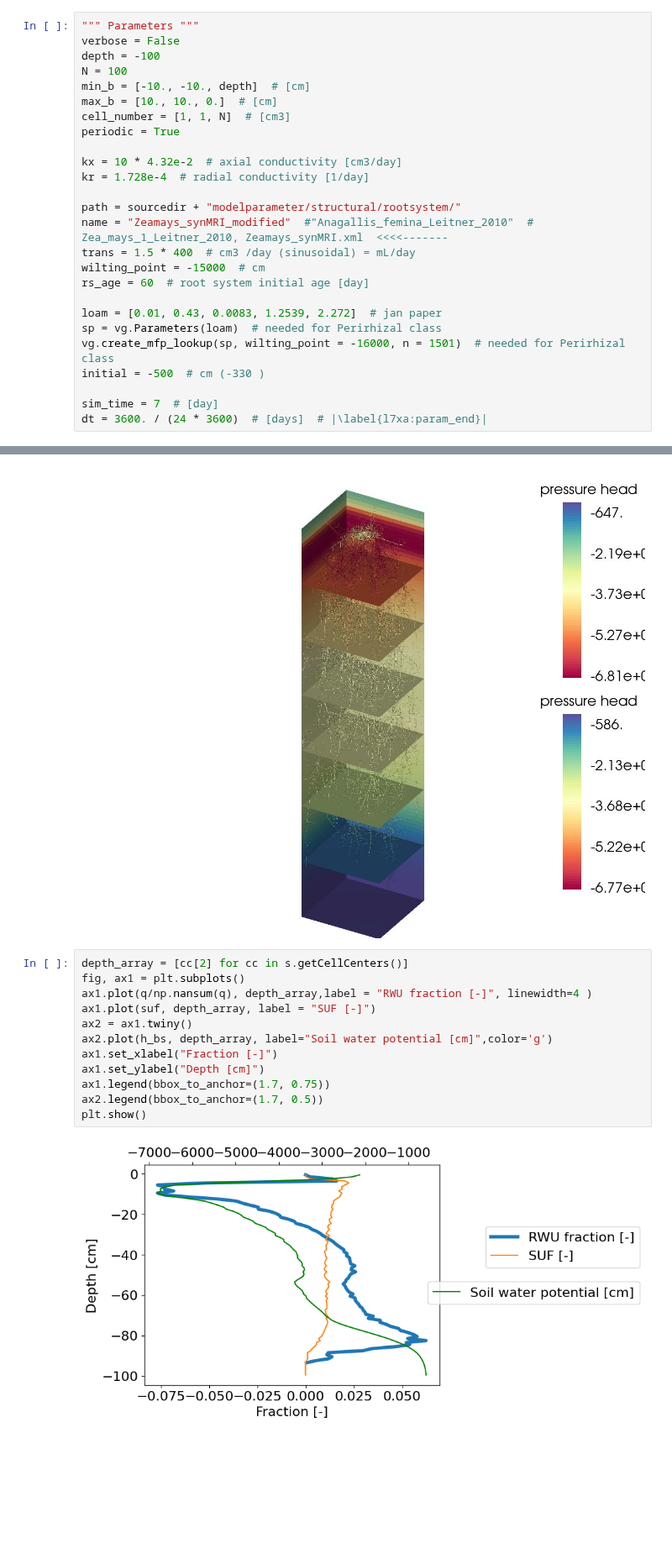
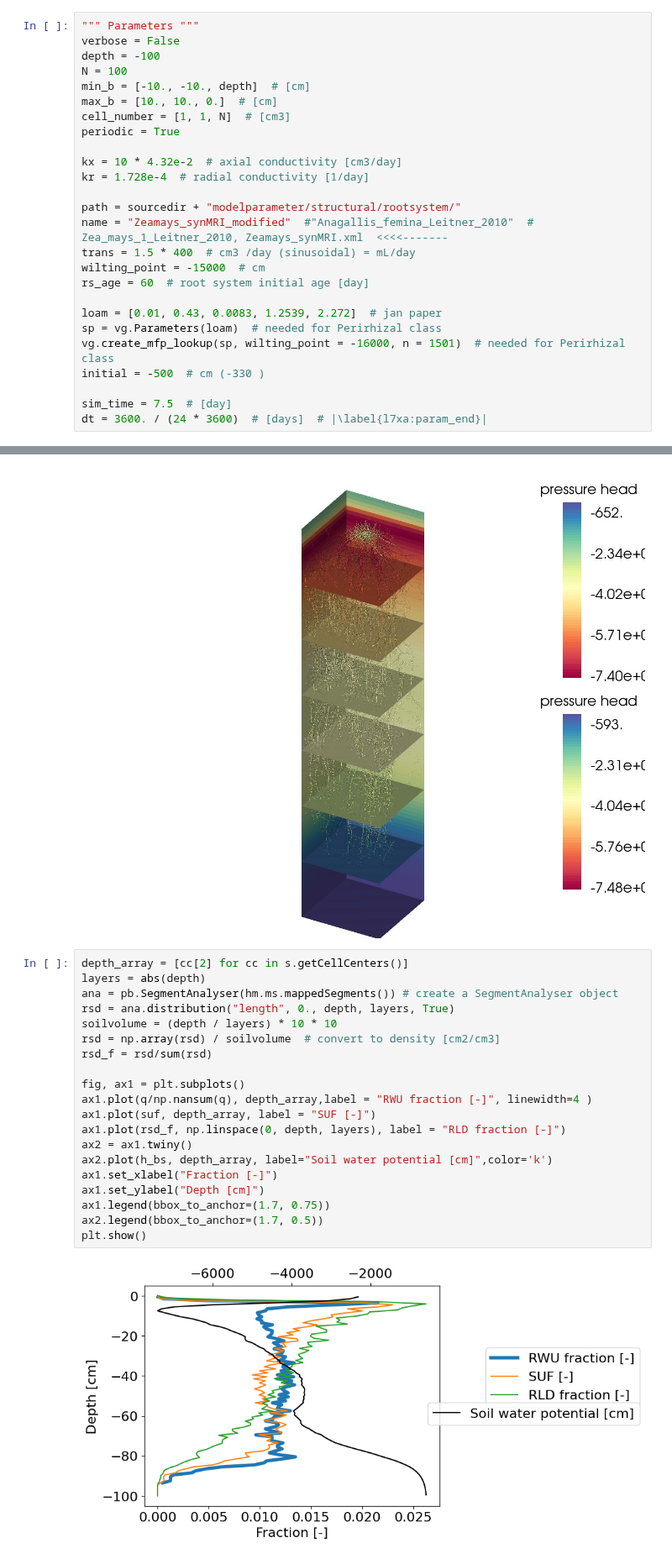
Before and after one commit to Plant-Root-Soil-Interactions-Modelling/CPlantBox, a Jupyter notebook: tutorial/jupyter/summer_school_2025/7_coupled_soil_root_hydraulics_alpha_omega.ipynb, the cells around one changed output, grey strips where cells are left out. Shown at 84% size. Drawn from its saved outputs; the diff is of its cells as text; blank space fills up the shorter version.

```diff
--- a/tutorial/jupyter/summer_school_2025/7_coupled_soil_root_hydraulics_alpha_omega.ipynb
+++ b/tutorial/jupyter/summer_school_2025/7_coupled_soil_root_hydraulics_alpha_omega.ipynb
@@ -64,7 +64,7 @@ sp = vg.Parameters(loam)  # needed for Perirhizal class
 vg.create_mfp_lookup(sp, wilting_point = -16000, n = 1501)  # needed for Perirhizal class
 initial = -500  # cm (-330 )
 
-sim_time = 7  # [day]
+sim_time = 7.5  # [day]
 dt = 3600. / (24 * 3600)  # [days]  # |\label{l7xa:param_end}|
 # %% [output]
 initializing look up tables
@@ -238,15 +238,23 @@ vp.plot_roots_and_soil(hm.ms.mappedSegments(), "pressure head", hm.get_hs(h_bs),
 [figure]
 # %%
 depth_array = [cc[2] for cc in s.getCellCenters()]
+layers = abs(depth)
+ana = pb.SegmentAnalyser(hm.ms.mappedSegments()) # create a SegmentAnalyser object
+rsd = ana.distribution("length", 0., depth, layers, True)
+soilvolume = (depth / layers) * 10 * 10
+rsd = np.array(rsd) / soilvolume  # convert to density [cm2/cm3]
+rsd_f = rsd/sum(rsd)
+
 fig, ax1 = plt.subplots()
 ax1.plot(q/np.nansum(q), depth_array,label = "RWU fraction [-]", linewidth=4 )
 ax1.plot(suf, depth_array, label = "SUF [-]")
+ax1.plot(rsd_f, np.linspace(0, depth, layers), label = "RLD fraction [-]")
 ax2 = ax1.twiny()
-ax2.plot(h_bs, depth_array, label="Soil water potential [cm]",color='g')
+ax2.plot(h_bs, depth_array, label="Soil water potential [cm]",color='k')
 ax1.set_xlabel("Fraction [-]")
 ax1.set_ylabel("Depth [cm]")
 ax1.legend(bbox_to_anchor=(1.7, 0.75))
 ax2.legend(bbox_to_anchor=(1.7, 0.5))
 plt.show()
 # %% [output]
-[figure, old version]
+[figure, new version]
```
Also changed, not shown: parts of 4 cells of this notebook, 9 other files.
